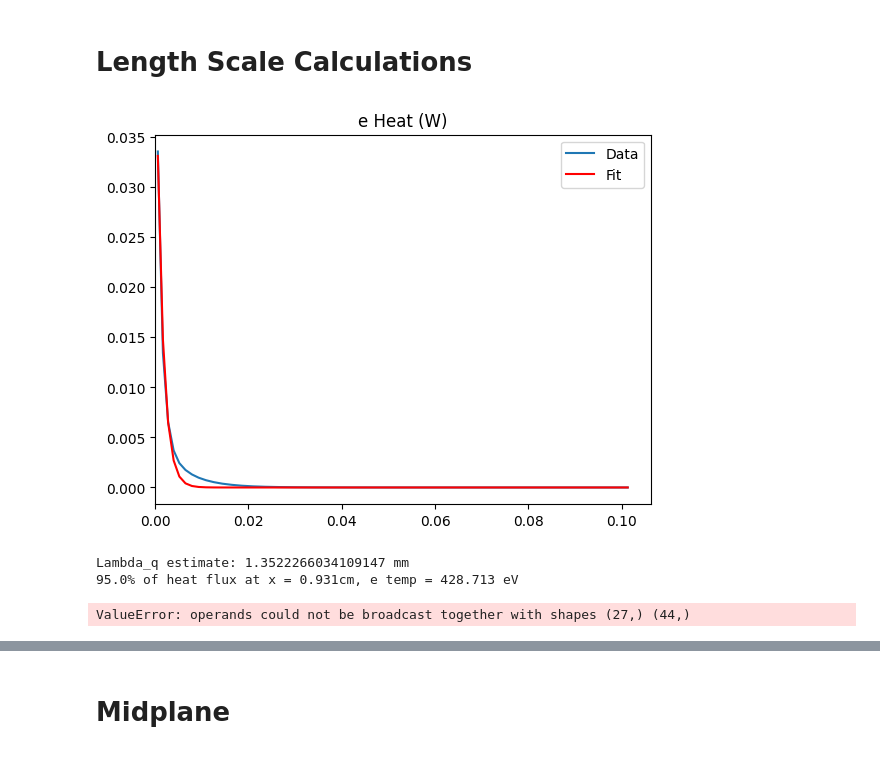
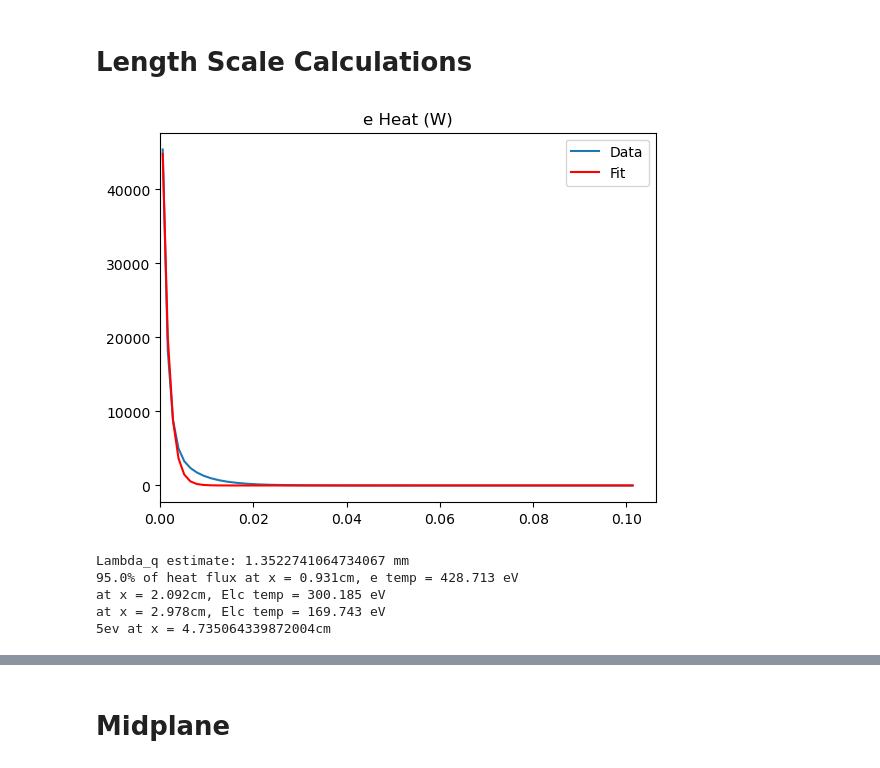
Before and after one commit to KasaiYuki/UETOOLS-Reactor, a Jupyter notebook: jupyter/MANTA_final_baseline/main.ipynb, the cells around one changed output, grey strips where cells are left out. Drawn from its saved outputs; the diff is of its cells as text; code cells hidden in the pictures.

```diff
--- a/jupyter/MANTA_final_baseline/main.ipynb
+++ b/jupyter/MANTA_final_baseline/main.ipynb
@@ -264,57 +265,62 @@ poloidal_index = 28 # CHANGE TO 28 for in board, 32 out board
 # exponential fit
 
 #ELECTRONS HEAT
-eheat = -np.array(bbb.feex[poloidal_index,1:-1]/com.sy[poloidal_index,1:-1]*1e-6) #add a minus sign for inboard
+eheat = -np.array(bbb.feex[poloidal_index,1:-1]) #add a minus sign for inboard
 dist = np.array([val[0] for val in com.yylb[1:-1]])
 mask = dist >= 0
 eheat = eheat[mask]
 dist = dist[mask]
 # Params[0]=a, params[1]=b
 # b=-1/lambda_q
-params, pcov = curve_fit(lambda t,a,b: a*np.exp(b*t),  dist,  eheat,  p0=(0.5, -1))
+params, pcov = curve_fit(lambda t,a,b: a*np.exp(b*t),  dist,  eheat,  p0=(0.5, 1/4))
 #print(pcov)
 #print(params)
 y_fit = params[0]*np.exp(params[1]*dist)
 # print(y_fit)
 # Plot the results
 plt.plot(dist, eheat, label="Data")
+
 plt.title("e Heat (W)")
 plt.plot(dist, y_fit, 'r-', label="Fit")
 plt.gca().set_xlim(left=0)
 # plt.axhline(y=0.0, color='r', linestyle='-')
 plt.legend()
+# plt.yscale('log')
 plt.show()
 print(f"Lambda_q estimate: {-1/params[1]*1000} mm")
 
 # calc 99% heat flux
 # electron TEMP REGION
 from scipy.integrate import simpson
 totalheat = simpson(eheat, x=dist)
 from scipy.integrate import cumulative_trapezoid
 cumulative_integral = cumulative_trapezoid(eheat, dist, initial=0)
 target_scale = 0.95
 target_value = target_scale * totalheat
 
 
 index = np.searchsorted(cumulative_integral, target_value)
 decaylen = dist[index]
 poloidal_index = 29
 etemp= np.array(bbb.te[poloidal_index,1:-1]/bbb.ev)
 print(f"{target_scale*100}% of heat flux at x = {(decaylen*100):.3f}cm, e temp = {etemp[index]:.3f} eV")
-
-tparams, tpcov = curve_fit(lambda t,a,b: a*np.exp(b*t),  dist,  etemp,  p0=(0.5, -1))
+print(f"at x = {(dist[13]*100):.3f}cm, Elc temp = {etemp[13]:.3f} eV")
+print(f"at x = {(dist[16]*100):.3f}cm, Elc temp = {etemp[16]:.3f} eV")
+# tparams, tpcov = curve_fit(lambda t,a,b: a*np.exp(b*t),  dist,  etemp,  p0=(0.5, -1))
 
 targeteV = 5
 eev = np.searchsorted(etemp[::-1], targeteV, side = "right")*-1
 
 print(f"{targeteV}ev at x = {dist[eev]*100}cm")
 
 #rint(f"Lambda_t estimate: {-1/tparams[1]*1000} mm")
 # %% [output]
-[figure, old version]
+[figure, new version]
-Lambda_q estimate: 1.3522266034109147 mm
+Lambda_q estimate: 1.3522741064734067 mm
 95.0% of heat flux at x = 0.931cm, e temp = 428.713 eV
+at x = 2.092cm, Elc temp = 300.185 eV
+at x = 2.978cm, Elc temp = 169.743 eV
+5ev at x = 4.735064339872004cm
-ValueError: operands could not be broadcast together with shapes (27,) (44,)
 # %%
 #lambda_q from Eich = 1.06mm (we are probably a bit wider, so I am targeting 1.1mm, lambda_t = 3
 from scipy.optimize import curve_fit
```
Also changed, not shown: parts of 7 cells of this notebook.
